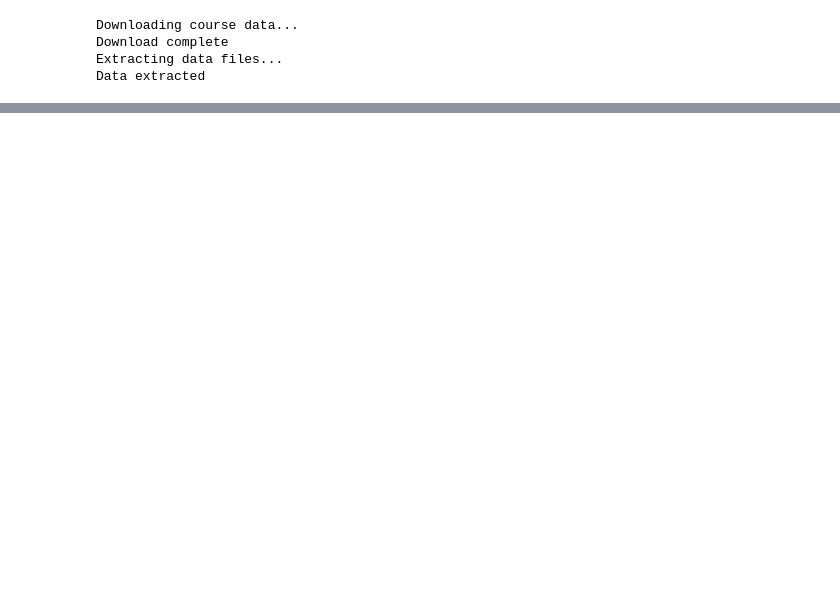
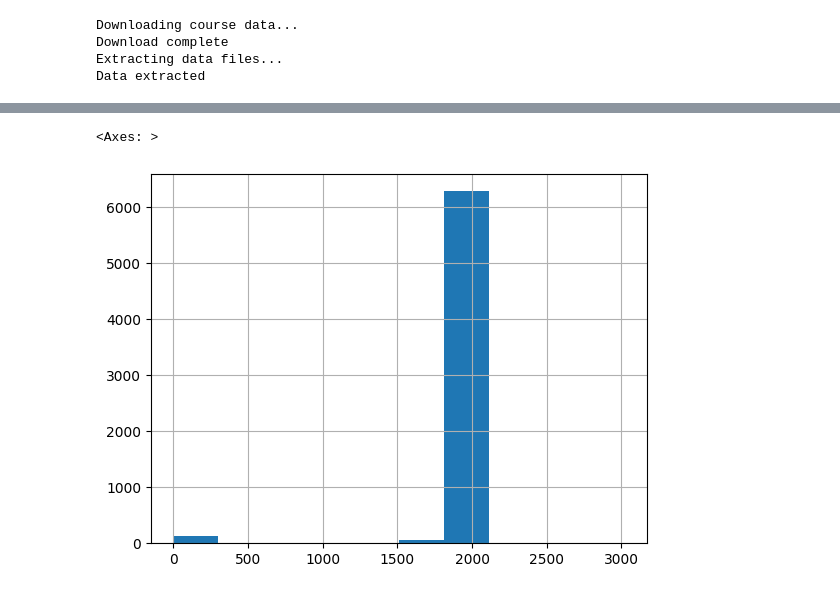
Before and after one commit to NickLarsonUVA/scratchpad, a Jupyter notebook: Inclass_1_20.ipynb, the cells around one changed output, grey strips where cells are left out. Drawn from its saved outputs; the diff is of its cells as text; code cells hidden in the pictures; blank space fills up the shorter version.

```diff
--- a/Inclass_1_20.ipynb
+++ b/Inclass_1_20.ipynb
@@ -46,3 +40,6 @@ Downloading course data...
 Download complete
 Extracting data files...
 Data extracted
+# %%
+import pandas as pd
+df = pd.read_csv("/content/data/sharks.csv", encoding="latin1")
@@ -48,0 +115,5 @@ Data extracted
+# %%
+df['Year'].hist()
+# %% [output]
+<Axes: >
+[figure, added]
```
Also changed, not shown: parts of 7 cells of this notebook.
